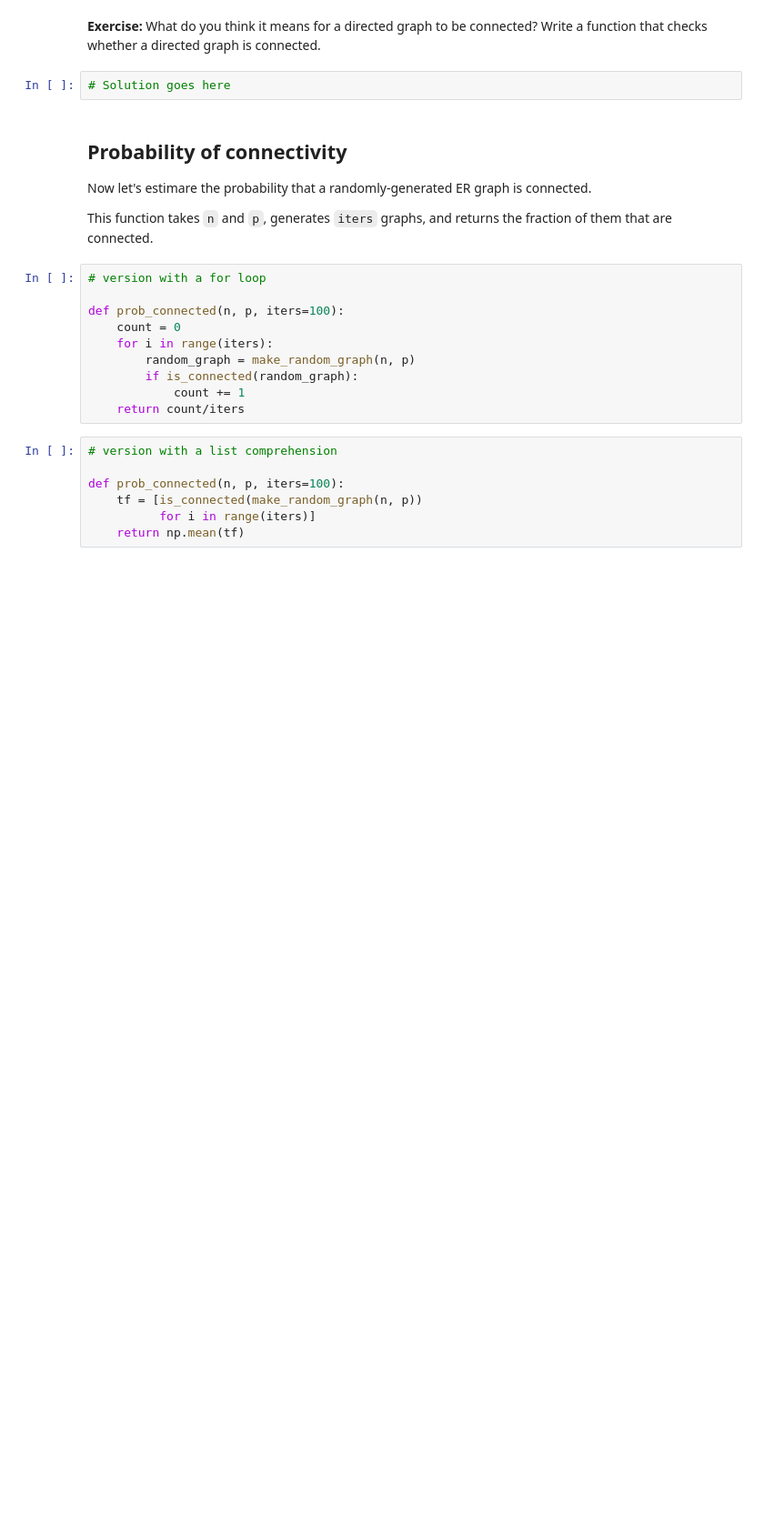
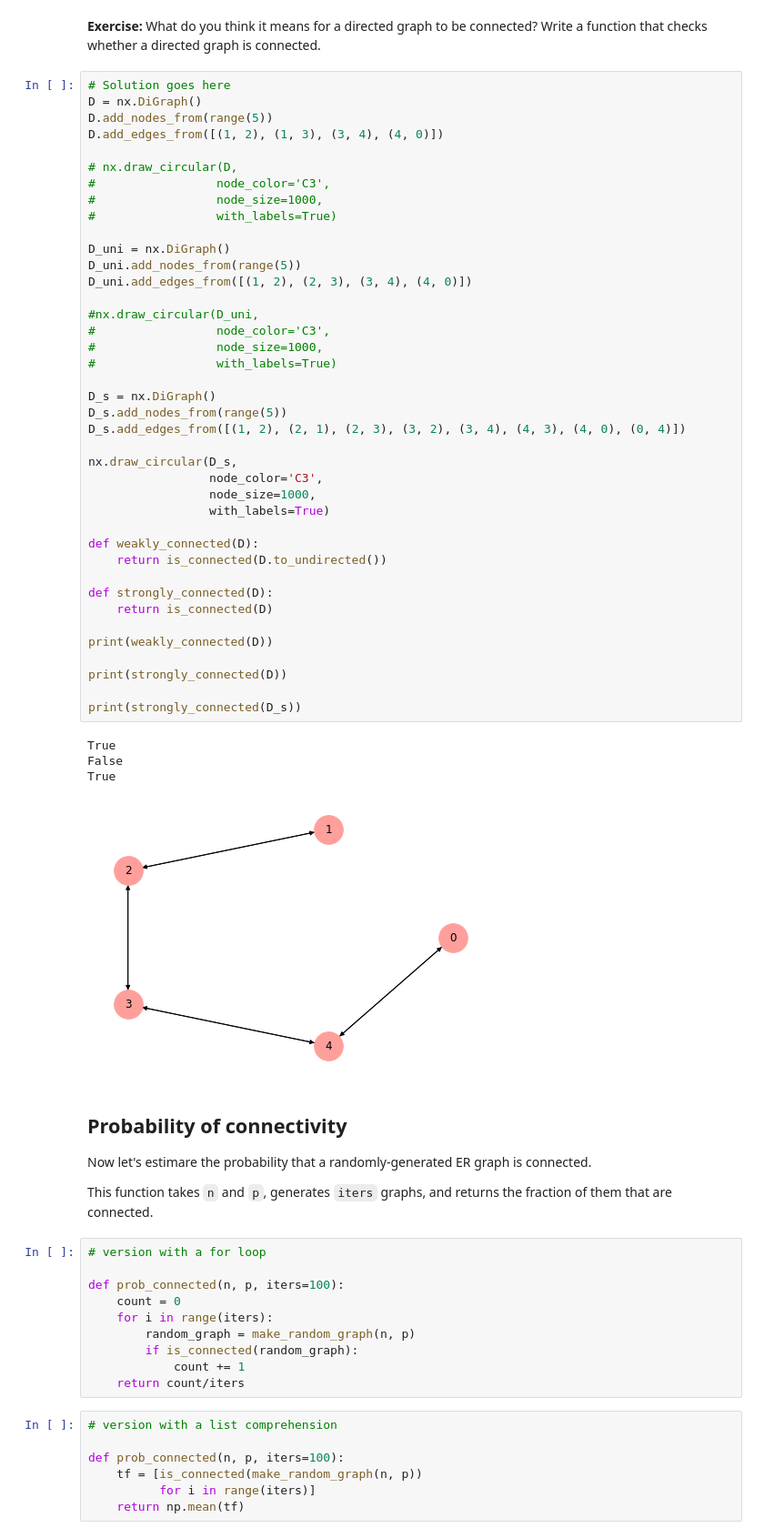
Before and after one commit to tobiaslocker/ThinkComplexity2, a Jupyter notebook: notebooks/chap02.ipynb, the cells around one changed output. Shown at 91% size. Drawn from its saved outputs; the diff is of its cells as text; blank space fills up the shorter version.

```diff
--- a/notebooks/chap02.ipynb
+++ b/notebooks/chap02.ipynb
@@ -255,7 +308,50 @@ is_connected(random_graph)
 # %% [markdown]
 **Exercise:** What do you think it means for a directed graph to be connected?  Write a function that checks whether a directed graph is connected.
-# %%
-# Solution goes here
+# %%
+# Solution goes here
+D = nx.DiGraph()
+D.add_nodes_from(range(5))
+D.add_edges_from([(1, 2), (1, 3), (3, 4), (4, 0)])
+
+# nx.draw_circular(D,
+#                 node_color='C3',
+#                 node_size=1000,
+#                 with_labels=True)
+
+D_uni = nx.DiGraph()
+D_uni.add_nodes_from(range(5))
+D_uni.add_edges_from([(1, 2), (2, 3), (3, 4), (4, 0)])
+
+#nx.draw_circular(D_uni,
+#                 node_color='C3',
+#                 node_size=1000,
+#                 with_labels=True)
+
+D_s = nx.DiGraph()
+D_s.add_nodes_from(range(5))
+D_s.add_edges_from([(1, 2), (2, 1), (2, 3), (3, 2), (3, 4), (4, 3), (4, 0), (0, 4)])
+
+nx.draw_circular(D_s,
+                 node_color='C3',
+                 node_size=1000,
+                 with_labels=True)
+
+def weakly_connected(D):
+    return is_connected(D.to_undirected())
+
+def strongly_connected(D):
+    return is_connected(D)
+
+print(weakly_connected(D))
+
+print(strongly_connected(D))
+
+print(strongly_connected(D_s))
+# %% [output]
+True
+False
+True
+[figure, added]
 # %% [markdown]
 ## Probability of connectivity
 
```
Also changed, not shown: parts of 35 cells of this notebook.
